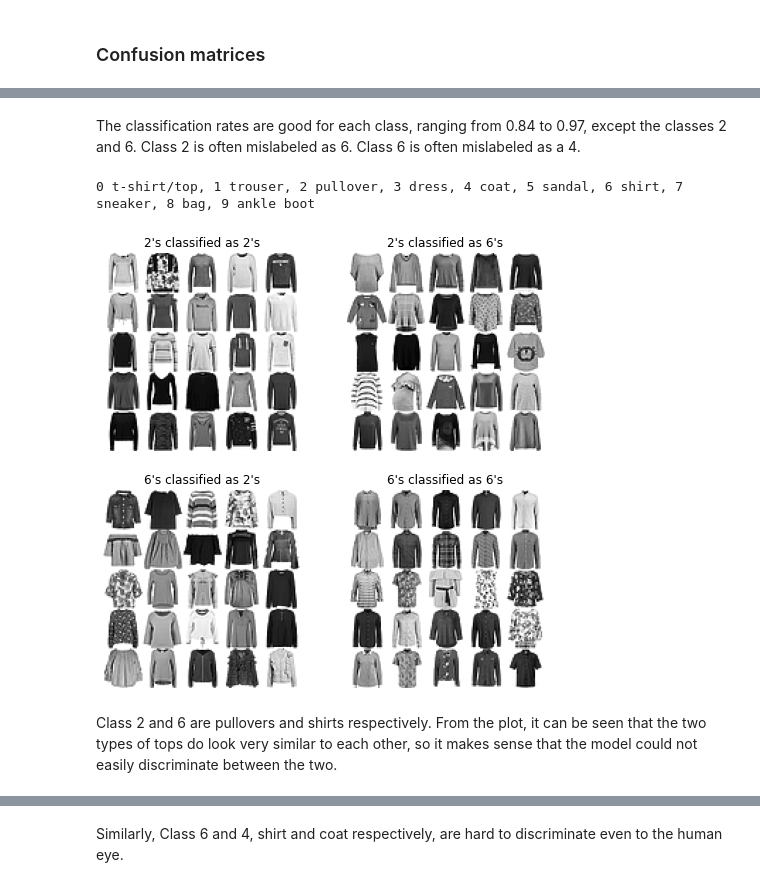
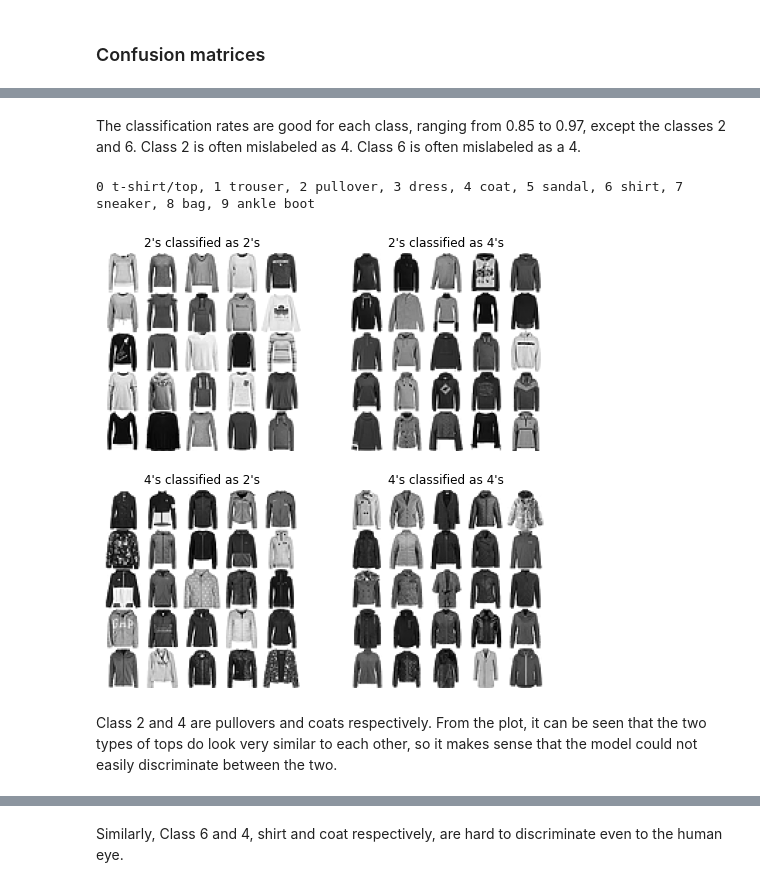
Before and after one commit to vivian-xia/Kaggle_Fashion_MNIST, a Jupyter notebook: Kaggle_Fashion_MNIST.ipynb, the cells around one changed output, grey strips where cells are left out. Cells and saved outputs as stored; diff of their text form; code cells hidden in the pictures.

```diff
--- a/Kaggle_Fashion_MNIST.ipynb
+++ b/Kaggle_Fashion_MNIST.ipynb
@@ -296,12 +304,12 @@ plot_confusion_matrix(norm_conf_mx)
 # %% [markdown]
-The classification rates are good for each class, ranging from 0.84 to 0.97, except the classes 2 and 6. Class 2 is often mislabeled as 6. Class 6 is often mislabeled as a 4.
+The classification rates are good for each class, ranging from 0.85 to 0.97, except the classes 2 and 6. Class 2 is often mislabeled as 4. Class 6 is often mislabeled as a 4.
 # %%
-subplot_plot_digits(2,6)
+subplot_plot_digits(2,4)
 # %% [output]
 0 t-shirt/top, 1 trouser, 2 pullover, 3 dress, 4 coat, 5 sandal, 6 shirt, 7 sneaker, 8 bag, 9 ankle boot
-[figure, old version]
+[figure, new version]
 # %% [markdown]
-Class 2 and 6 are pullovers and shirts respectively. From the plot, it can be seen that the two types of tops do look very similar to each other, so it makes sense that the model could not easily discriminate between the two.
+Class 2 and 4 are pullovers and coats respectively. From the plot, it can be seen that the two types of tops do look very similar to each other, so it makes sense that the model could not easily discriminate between the two.
 # %%
 subplot_plot_digits(6,4)
 # %% [output]
```
Also changed, not shown: parts of 98 cells of this notebook.
